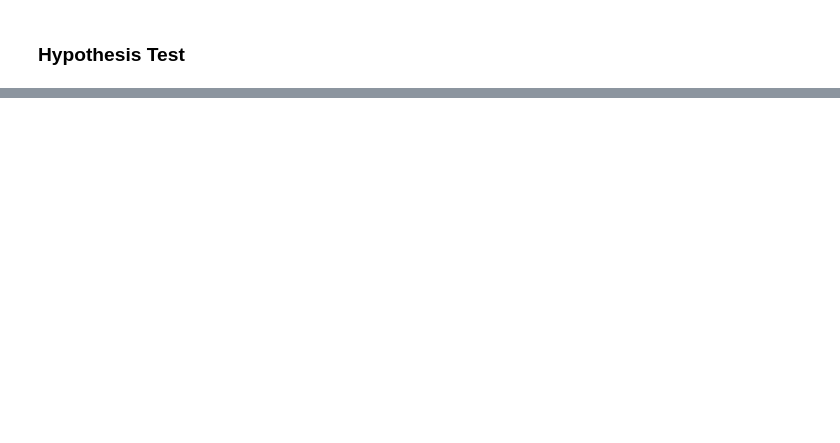
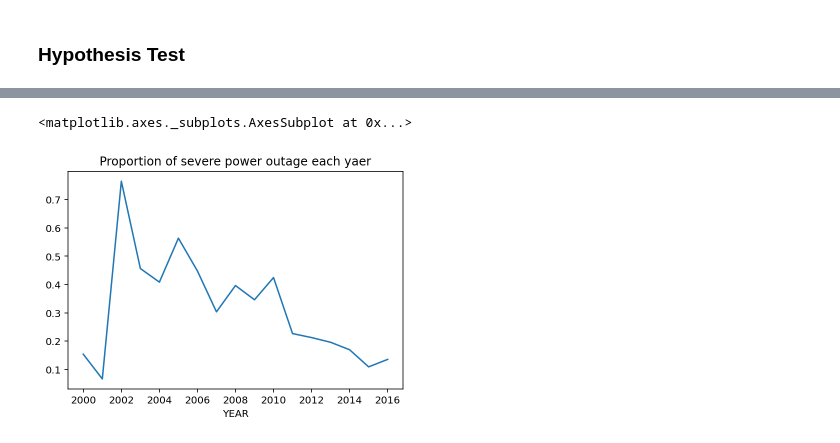
Before and after one commit to YourTeammate/dsc80-co-working, a Jupyter notebook: projects/03/outages.ipynb, the cells around one changed output, grey strips where cells are left out. Saved outputs shown, nothing was run; the diff lists cells and outputs as text; code cells hidden in the pictures; blank space fills up the shorter version.

```diff
--- a/projects/03/outages.ipynb
+++ b/projects/03/outages.ipynb
@@ -456,0 +482,7 @@ Name: OUTAGE.DURATION, Length: 1534, dtype: object
+# %%
+severe_prop = new_df.groupby('YEAR')['severe'].mean()
+# %%
+severe_prop.plot(kind = 'line', title='Proportion of severe power outage each yaer')
+# %% [output]
+<matplotlib.axes._subplots.AxesSubplot at 0x...>
+[figure, added]
```
Also changed, not shown: parts of 8 cells of this notebook.
